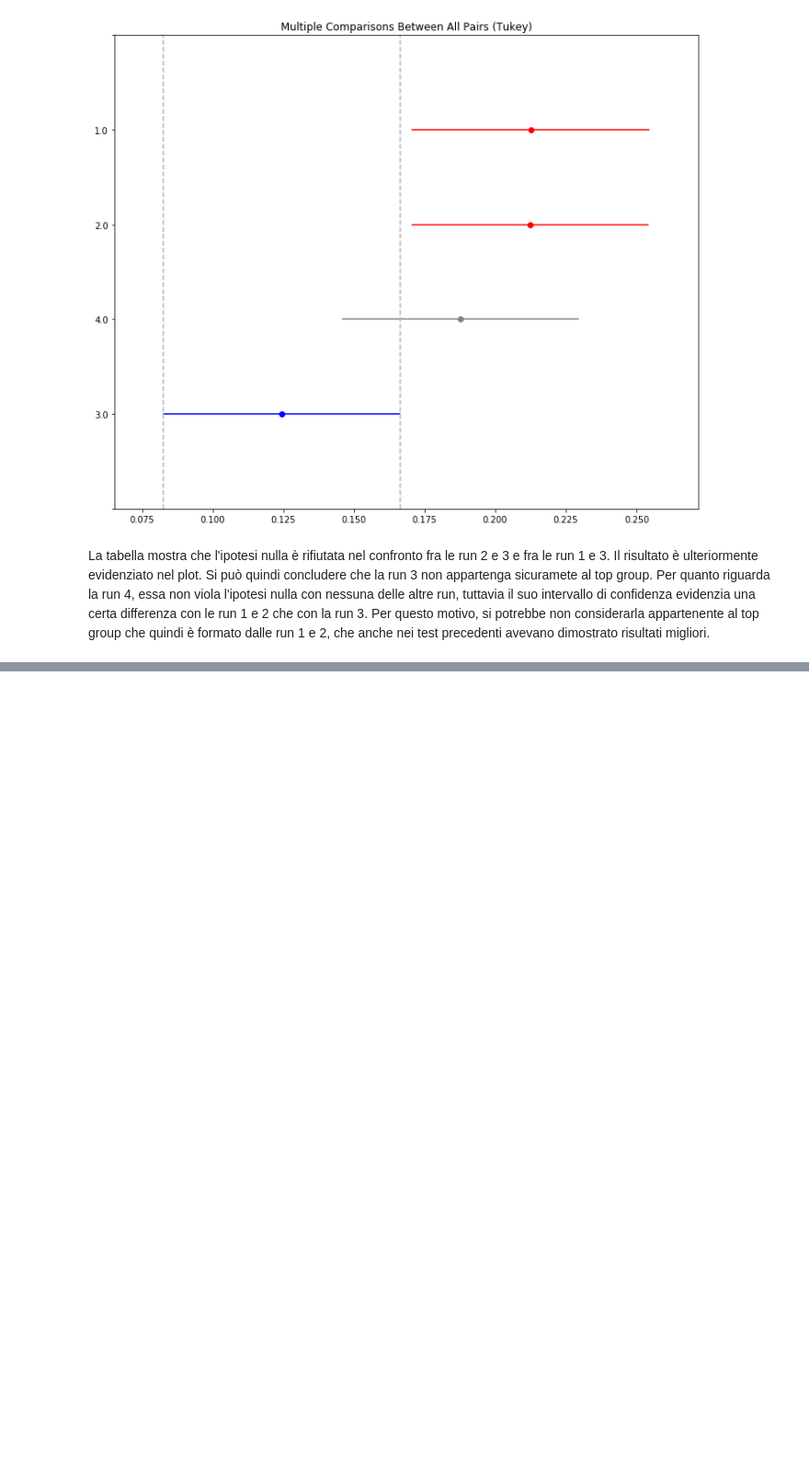
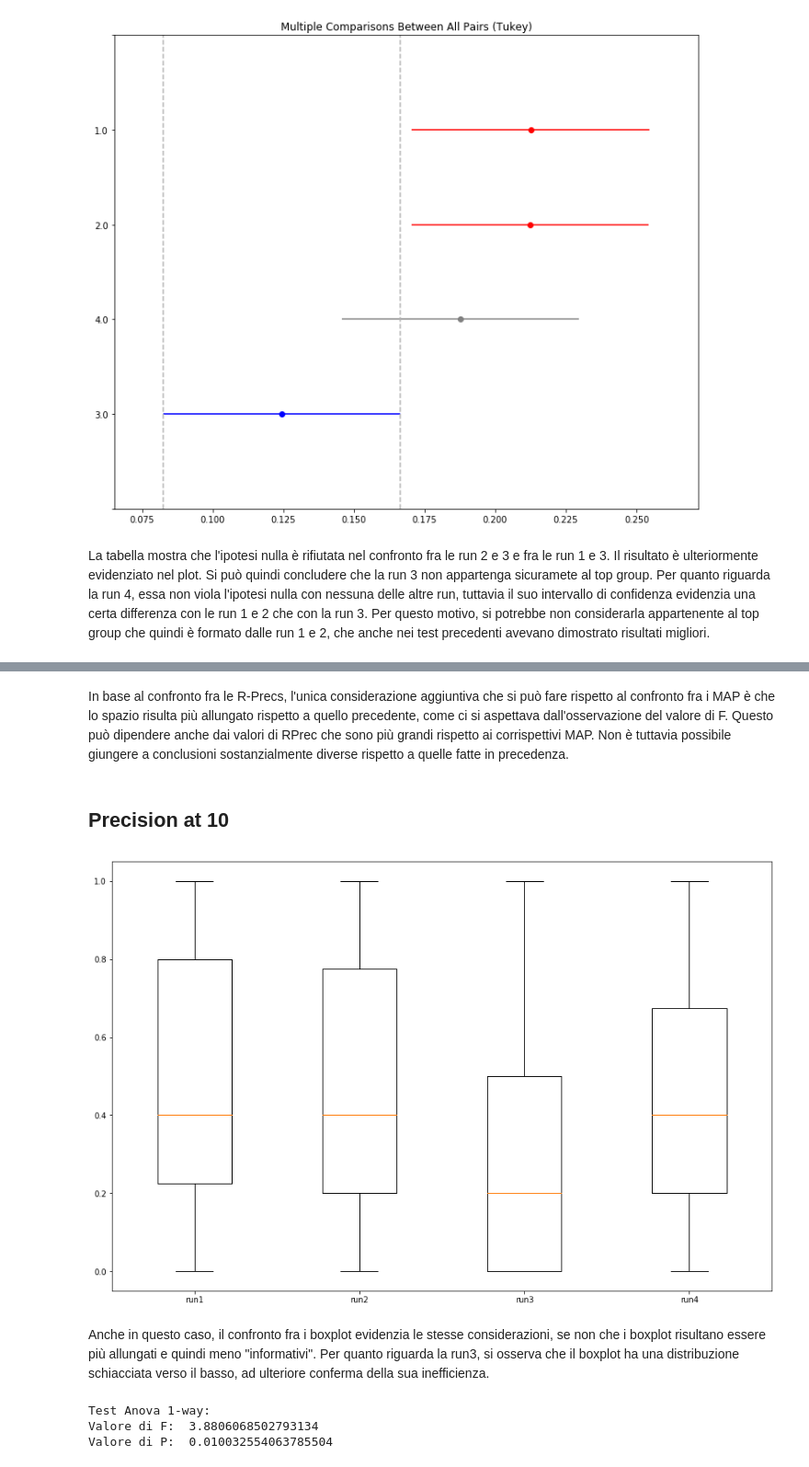
Before and after one commit to chrisob194/informationretrievalhw, a Jupyter notebook: repository/ChristianObetti_1205719_notebook_hw1.ipynb, the cells around one changed output, grey strips where cells are left out. Shown: that part at 92% size. Saved outputs shown, nothing was run; the diff lists cells and outputs as text; code cells hidden in the pictures; blank space fills up the shorter version.

```diff
--- a/repository/ChristianObetti_1205719_notebook_hw1.ipynb
+++ b/repository/ChristianObetti_1205719_notebook_hw1.ipynb
@@ -226,0 +298,26 @@ La tabella mostra che l'ipotesi nulla è rifiutata nel confronto fra le run 2 e
+# %% [markdown]
+In base al confronto fra le R-Precs, l'unica considerazione aggiuntiva che si può fare rispetto al confronto fra i MAP è che lo spazio risulta più allungato rispetto a quello precedente, come ci si aspettava dall'osservazione del valore di F. Questo può dipendere anche dai valori di RPrec che sono più grandi rispetto ai corrispettivi MAP. Non è tuttavia possibile giungere a conclusioni sostanzialmente diverse rispetto a quelle fatte in precedenza.
+# %% [markdown]
+## Precision at 10
+# %%
+r1_p10 = eval_extractor('run1/eval/BM25b0.75_0.txt',50,19)
+r2_p10 = eval_extractor('run2/eval/TF_IDF_1.txt',50,19)
+r3_p10 = eval_extractor('run3/eval/BM25b0.75_2.txt',50,19)
+r4_p10 = eval_extractor('run4/eval/TF_IDF_3.txt',50,19)
+plt.figure(figsize=[15,10])
+plt.boxplot([r1_p10,r2_p10,r3_p10,r4_p10], labels=['run1','run2','run3','run4'])
+plt.show()
+# %% [output]
+[figure, added]
+# %% [markdown]
+Anche in questo caso, il confronto fra i boxplot evidenzia le stesse considerazioni, se non che i boxplot risultano essere più allungati e quindi meno "informativi". Per quanto riguarda la run3, si osserva che il boxplot ha una distribuzione schiacciata verso il basso, ad ulteriore conferma della sua inefficienza.
+# %%
+stats,p = statis.f_oneway(r1_p10,r2_p10,r3_p10,r4_p10)
+
+print('Test Anova 1-way:')
+print('Valore di F: ',stats)
+print('Valore di P: ',p)
+# %% [output]
+Test Anova 1-way:
+Valore di F:  3.8806068502793134
+Valore di P:  0.010032554063785504
```
Also changed, not shown: parts of 17 cells of this notebook, 6 other files.
